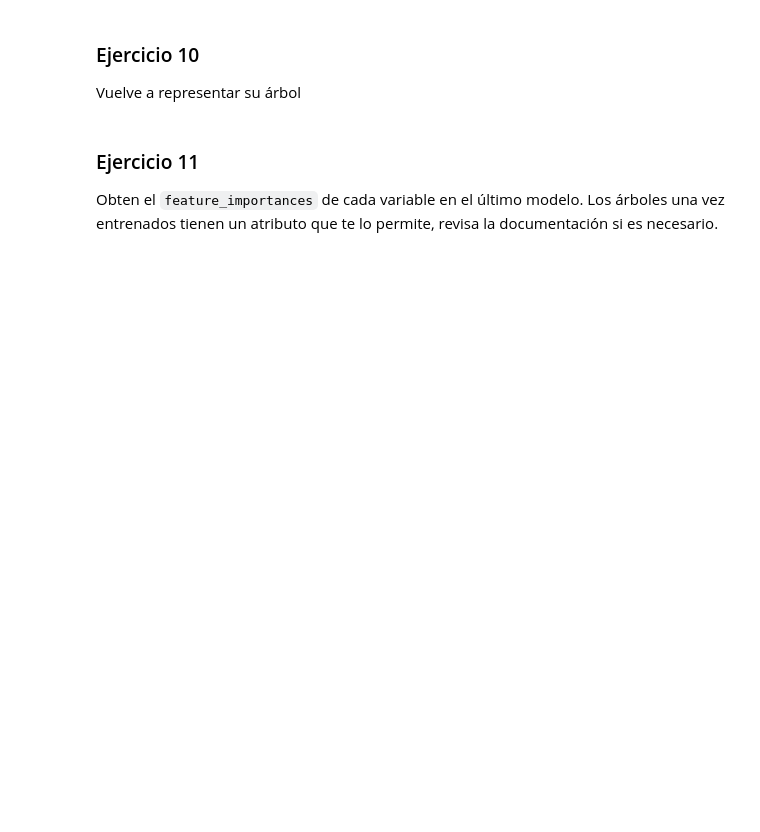
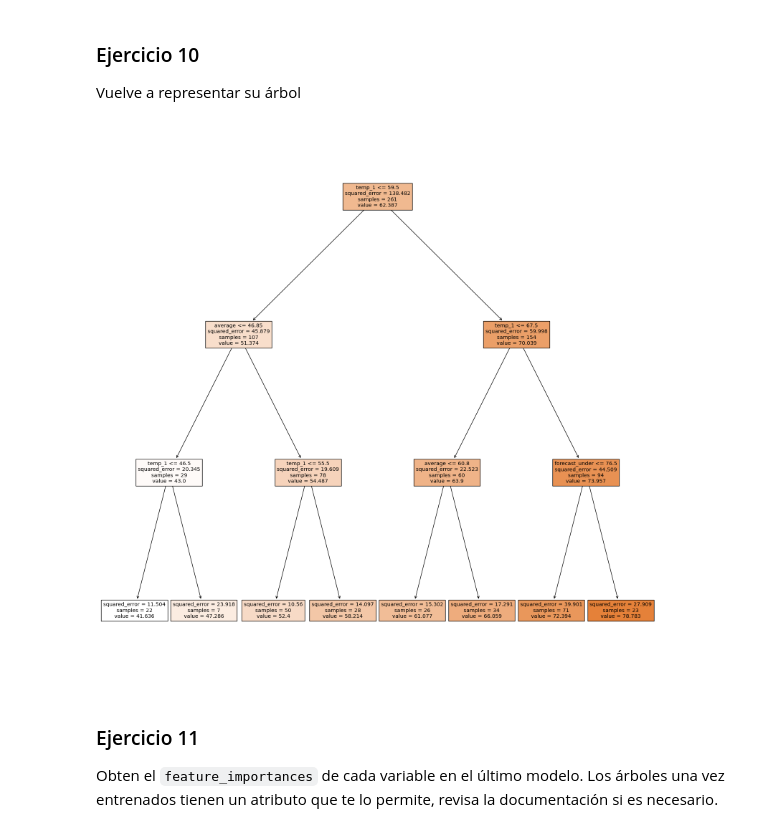
Before and after one commit to njisly/online_ds_thebridge_Nur, a Jupyter notebook: ejercicios/04_Machine_Learning/Sprint_13/Unidad_01/Ejercicios_Workout/14_Ejercicios_Regresion_SOL.ipynb, the cells around one changed output. Cells and saved outputs as stored; diff of their text form; code cells hidden in the pictures; blank space fills up the shorter version.

```diff
--- a/ejercicios/04_Machine_Learning/Sprint_13/Unidad_01/Ejercicios_Workout/14_Ejercicios_Regresion_SOL.ipynb
+++ b/ejercicios/04_Machine_Learning/Sprint_13/Unidad_01/Ejercicios_Workout/14_Ejercicios_Regresion_SOL.ipynb
@@ -144,9 +148,10 @@ Vuelve a representar su árbol
 # %%
 
 plt.figure(figsize=(20,20))
 sklearn.tree.plot_tree(dtr3, feature_names=X.columns,
-                      class_names='actual',
                       filled=True);
+# %% [output]
+[figure, added]
 # %% [markdown]
 ### Ejercicio 11
 
```
Also changed, not shown: parts of 8 cells of this notebook.
